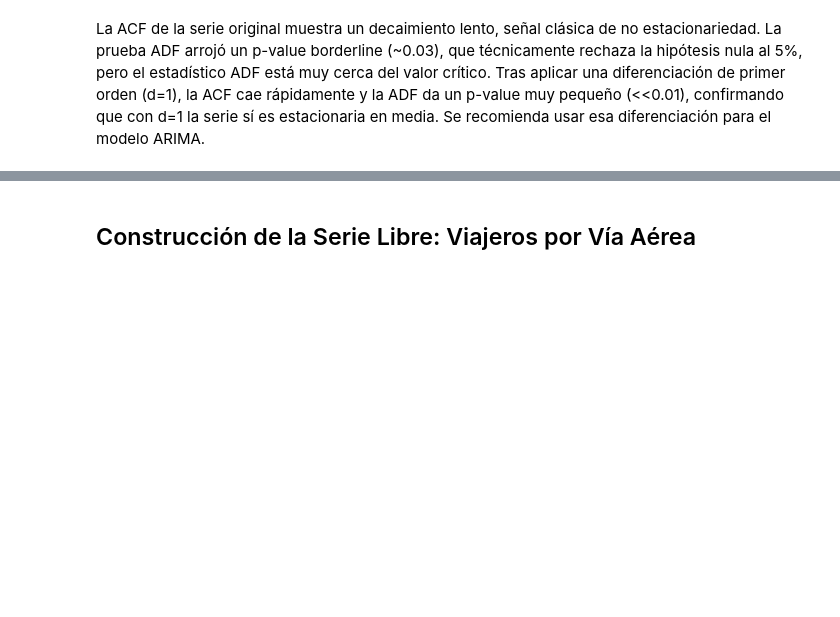
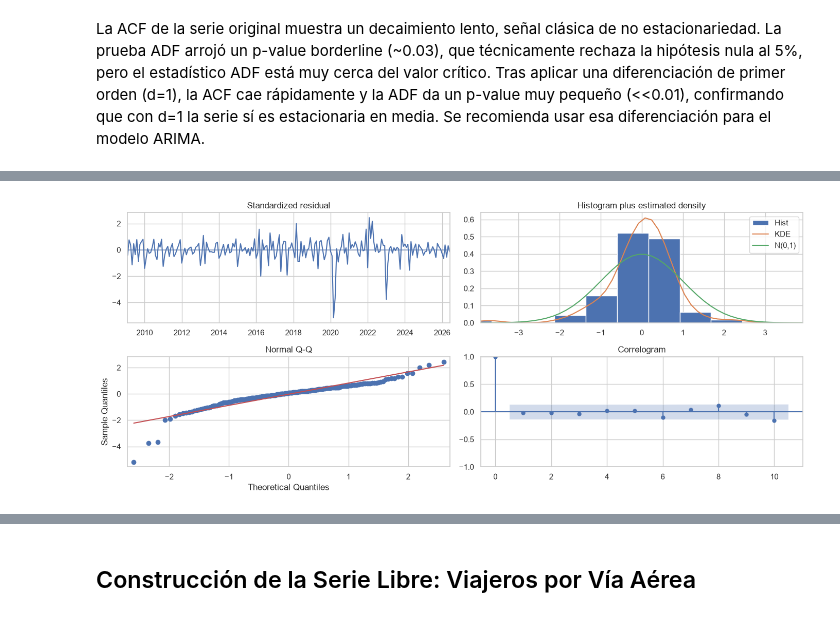
Before and after one commit to Ikeel04/Labs-DS, a Jupyter notebook: lab1_series_tiempo.ipynb, the cells around one changed output, grey strips where cells are left out. Cells and saved outputs as stored; diff of their text form; code cells hidden in the pictures; blank space fills up the shorter version.

```diff
--- a/lab1_series_tiempo.ipynb
+++ b/lab1_series_tiempo.ipynb
@@ -348,0 +365,26 @@ La ACF de la serie original muestra un decaimiento lento, señal clásica de no
+# %%
+auto_model = auto_arima(
+    ts,
+    start_p=0, max_p=5,
+    start_q=0, max_q=5,
+    d=None,
+    seasonal=True,
+    m=12,
+    start_P=0, max_P=2,
+    start_Q=0, max_Q=2,
+    D=None,
+    trace=True,
+    error_action="ignore",
+    suppress_warnings=True,
+    stepwise=True,
+)
+
+print("\n")
+print(auto_model.summary())
+# %%
+auto_model.plot_diagnostics(figsize=(14, 6))
+plt.tight_layout()
+plt.savefig(f"{FIGS}/arima_diagnostics.png", dpi=150, bbox_inches="tight")
+plt.show()
+# %% [output]
+[figure, added]
```
Also changed, not shown: parts of 4 cells of this notebook, 3 other files.
